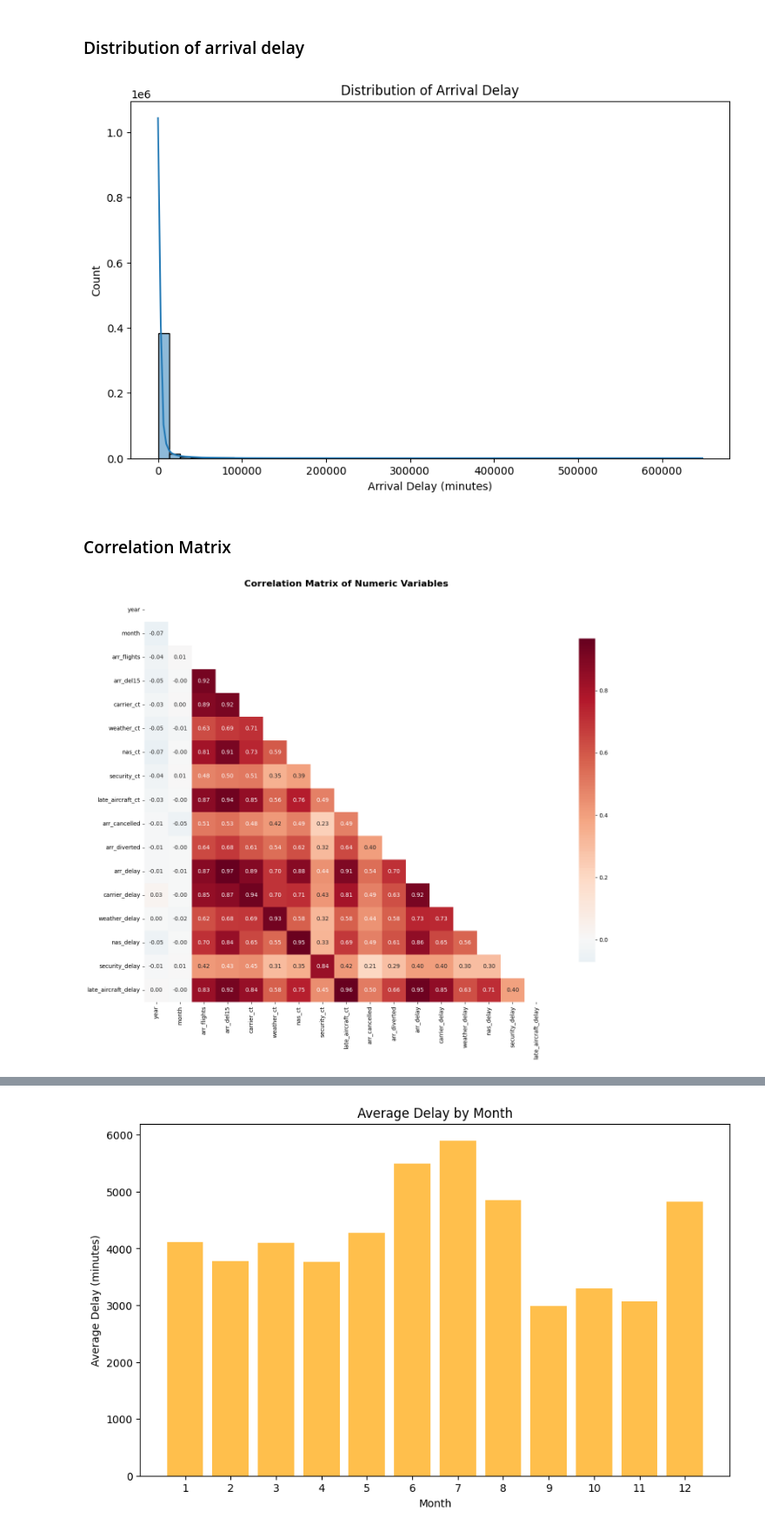
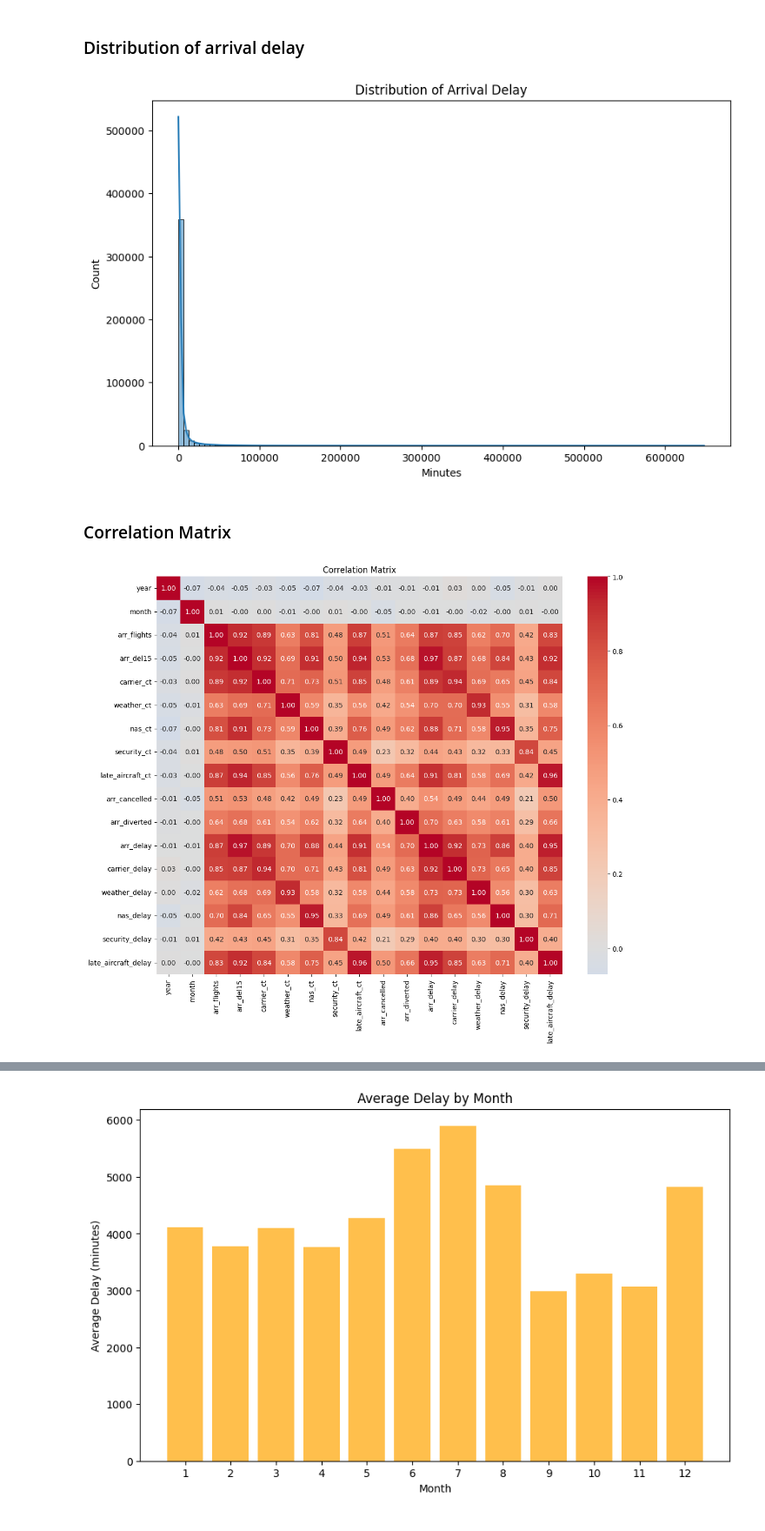
Before and after one commit to shakhbozmn/ML_CW_1_16395, a Jupyter notebook: flight_delay_analysis.ipynb, the cells around one changed output, grey strips where cells are left out. Shown: that part at 87% size. Cells and saved outputs as stored; diff of their text form; code cells hidden in the pictures.

```diff
--- a/flight_delay_analysis.ipynb
+++ b/flight_delay_analysis.ipynb
@@ -105,34 +118,28 @@ dtype: int64
 # %% [markdown]
 ### Distribution of arrival delay
 # %%
+import matplotlib.pyplot as plt
+import seaborn as sns
+
 plt.figure(figsize=(10,6))
-sns.histplot(df['arr_delay'], bins=50, kde=True)
+sns.histplot(df['arr_delay'], bins=100, kde=True)
 plt.title('Distribution of Arrival Delay')
-plt.xlabel('Arrival Delay (minutes)')
+plt.xlabel('Minutes')
 plt.ylabel('Count')
 plt.show()
 # %% [output]
-[figure, old version]
+[figure, new version]
 # %% [markdown]
 ### Correlation Matrix
 # %%
-numeric_cols = df.select_dtypes(include=[np.number]).columns.tolist()
-numeric_df = df[numeric_cols]
+num_cols = df.select_dtypes(include=[np.number]).columns.tolist()
 
-correlation_matrix = numeric_df.corr()
-
-plt.figure(figsize=(16, 12))
-mask = np.triu(np.ones_like(correlation_matrix, dtype=bool))
-sns.heatmap(correlation_matrix,
-            mask=mask,
-            annot=True,
-            fmt='.2f',
-            cmap='RdBu_r',
-            center=0,
-            square=True,
-            cbar_kws={"shrink": .8})
-plt.title('Correlation Matrix of Numeric Variables', fontsize=16, fontweight='bold', pad=20)
+plt.figure(figsize=(12, 10))
+correlation_matrix = df[num_cols].corr()
+sns.heatmap(correlation_matrix, annot=True, fmt='.2f', cmap='coolwarm', center=0)
+plt.title('Correlation Matrix')
 plt.tight_layout()
+plt.savefig('correlation_matrix.png', dpi=300)
 plt.show()
 # %% [output]
-[figure, old version]
+[figure, new version]
```
Also changed, not shown: parts of 54 cells of this notebook.
